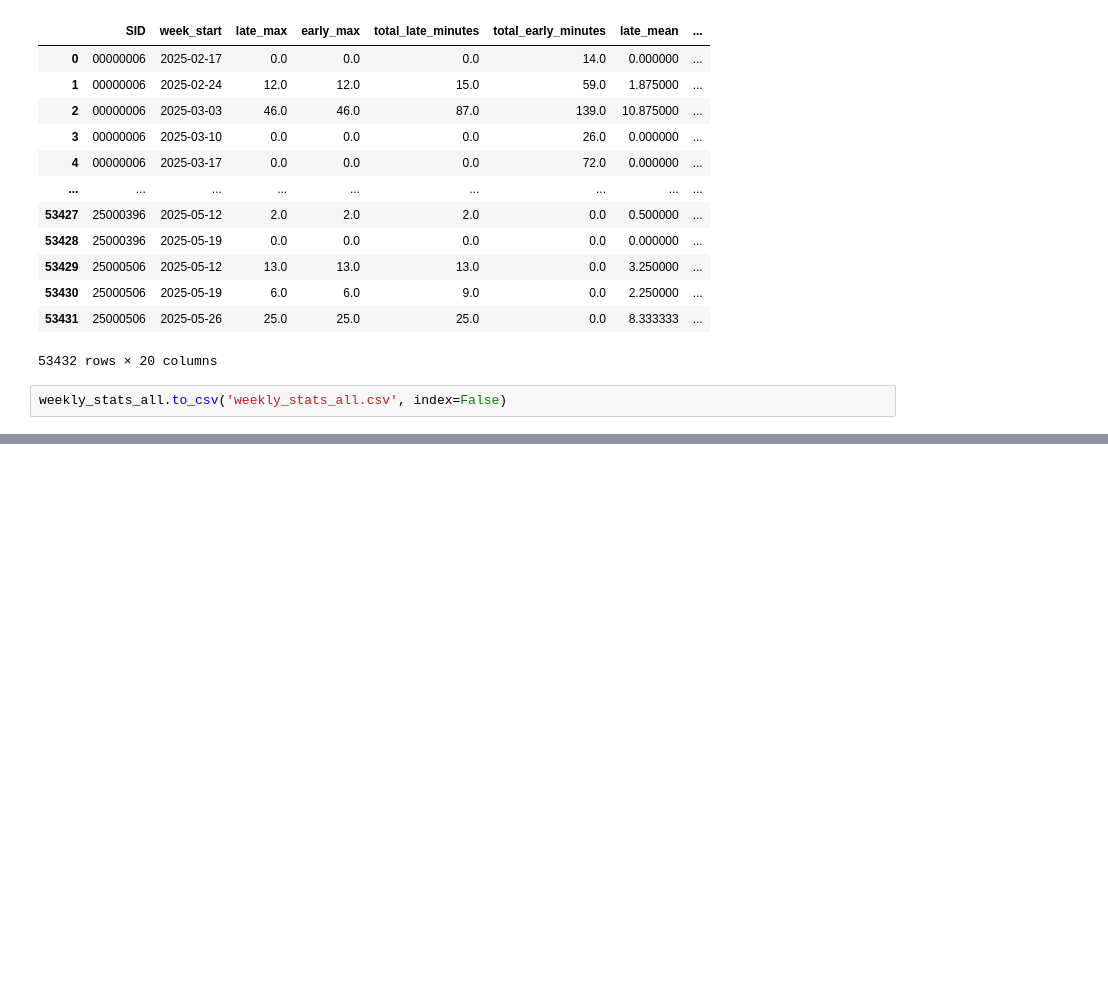
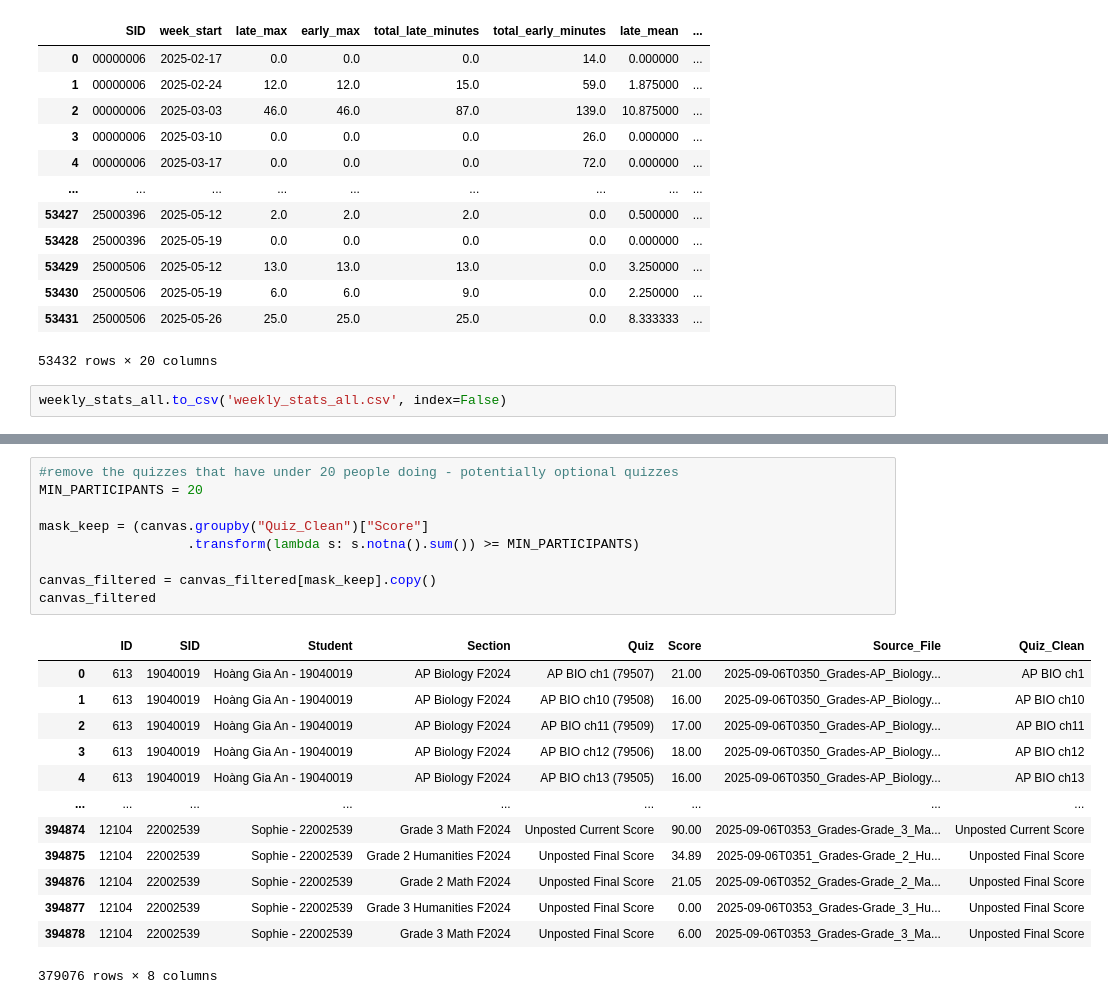
Before and after one commit to tthvan/student-dropout-analysis, a Jupyter notebook: notebooks/weekly_manipulation.ipynb, the cells around one changed output, grey strips where cells are left out. Drawn from its saved outputs; the diff is of its cells as text; blank space fills up the shorter version.

```diff
--- a/notebooks/weekly_manipulation.ipynb
+++ b/notebooks/weekly_manipulation.ipynb
@@ -360,0 +425,23 @@ weekly_stats_all.to_csv('weekly_stats_all.csv', index=False)
+# %%
+#remove the quizzes that have under 20 people doing - potentially optional quizzes
+MIN_PARTICIPANTS = 20
+
+mask_keep = (canvas.groupby("Quiz_Clean")["Score"]
+                   .transform(lambda s: s.notna().sum()) >= MIN_PARTICIPANTS)
+
+canvas_filtered = canvas_filtered[mask_keep].copy()
+canvas_filtered
+# %% [output]
+|  | ID | SID | Student | Section | Quiz | Score | Source_File | Quiz_Clean |
+| 0 | 613 | 19040019 | Hoàng Gia An - 19040019 | AP Biology F2024 | AP BIO ch1 (79507) | 21.00 | 2025-09-06T0350_Grades-AP_Biology... | AP BIO ch1 |
+| 1 | 613 | 19040019 | Hoàng Gia An - 19040019 | AP Biology F2024 | AP BIO ch10 (79508) | 16.00 | 2025-09-06T0350_Grades-AP_Biology... | AP BIO ch10 |
+| 2 | 613 | 19040019 | Hoàng Gia An - 19040019 | AP Biology F2024 | AP BIO ch11 (79509) | 17.00 | 2025-09-06T0350_Grades-AP_Biology... | AP BIO ch11 |
+| 3 | 613 | 19040019 | Hoàng Gia An - 19040019 | AP Biology F2024 | AP BIO ch12 (79506) | 18.00 | 2025-09-06T0350_Grades-AP_Biology... | AP BIO ch12 |
+| 4 | 613 | 19040019 | Hoàng Gia An - 19040019 | AP Biology F2024 | AP BIO ch13 (79505) | 16.00 | 2025-09-06T0350_Grades-AP_Biology... | AP BIO ch13 |
+| ... | ... | ... | ... | ... | ... | ... | ... | ... |
+| 394874 | 12104 | 22002539 | Sophie - 22002539 | Grade 3 Math F2024 | Unposted Current Score | 90.00 | 2025-09-06T0353_Grades-Grade_3_Ma... | Unposted Current Score |
+| 394875 | 12104 | 22002539 | Sophie - 22002539 | Grade 2 Humanities F2024 | Unposted Final Score | 34.89 | 2025-09-06T0351_Grades-Grade_2_Hu... | Unposted Final Score |
+| 394876 | 12104 | 22002539 | Sophie - 22002539 | Grade 2 Math F2024 | Unposted Final Score | 21.05 | 2025-09-06T0352_Grades-Grade_2_Ma... | Unposted Final Score |
+| 394877 | 12104 | 22002539 | Sophie - 22002539 | Grade 3 Humanities F2024 | Unposted Final Score | 0.00 | 2025-09-06T0353_Grades-Grade_3_Hu... | Unposted Final Score |
+| 394878 | 12104 | 22002539 | Sophie - 22002539 | Grade 3 Math F2024 | Unposted Final Score | 6.00 | 2025-09-06T0353_Grades-Grade_3_Ma... | Unposted Final Score |
+379076 rows × 8 columns
```
Also changed, not shown: parts of 10 cells of this notebook, 2 other files.
